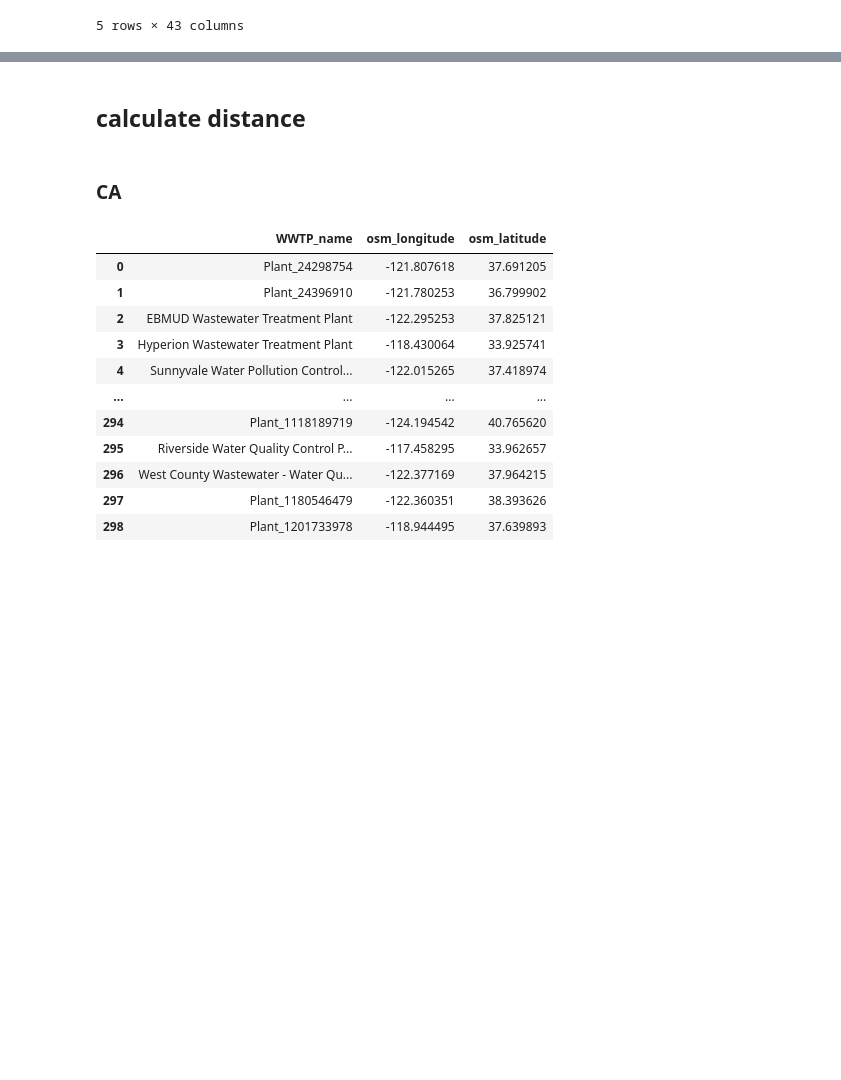
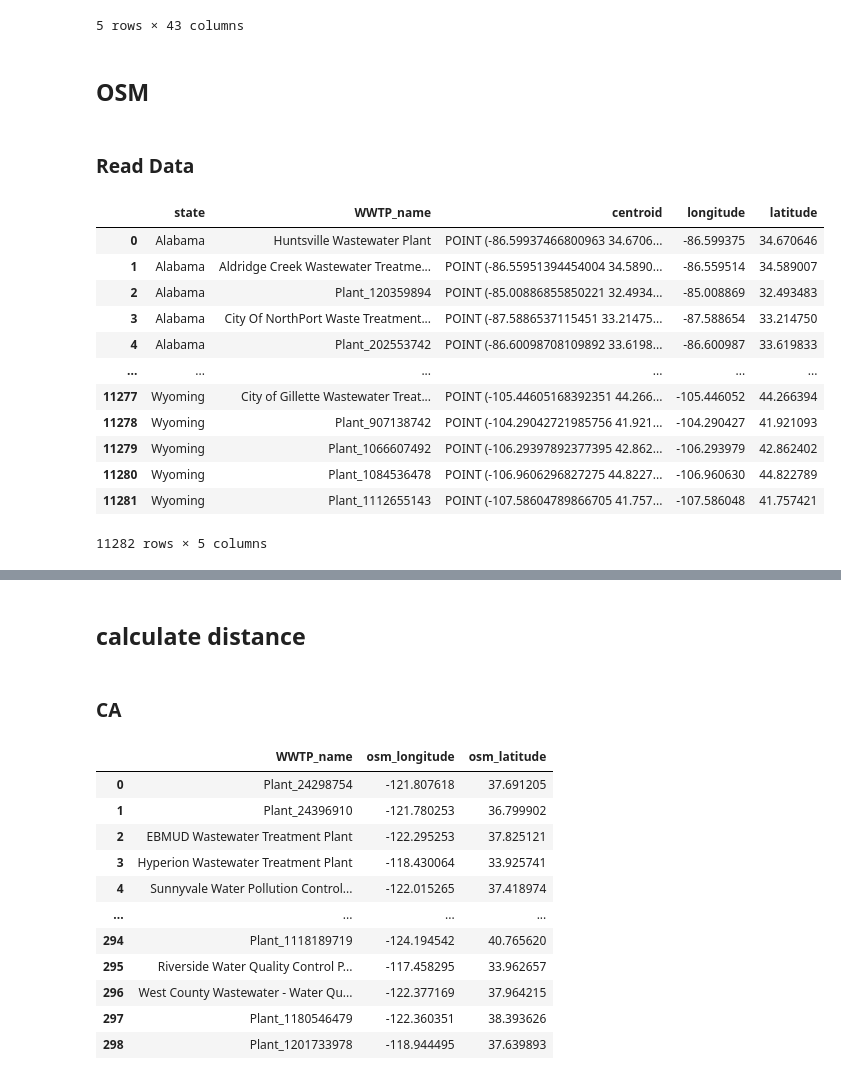
Before and after one commit to Yer1k/solar_wastewater, a Jupyter notebook: 10_code/hydrowaste_vs_osm.ipynb, the cells around one changed output, grey strips where cells are left out. Drawn from its saved outputs; the diff is of its cells as text; code cells hidden in the pictures; blank space fills up the shorter version.

```diff
--- a/10_code/hydrowaste_vs_osm.ipynb
+++ b/10_code/hydrowaste_vs_osm.ipynb
@@ -86,3 +78,7 @@ gdf_hw_us.head()
 5 rows × 43 columns
 # %%
 hw_us_cnt_by_state = gdf_hw_us.groupby("NAME").size().to_frame("count").reset_index()
+# %% [markdown]
+## OSM
+# %% [markdown]
+### Read Data
@@ -88,0 +88,23 @@ hw_us_cnt_by_state = gdf_hw_us.groupby("NAME").size().to_frame("count").reset_in
+# %%
+osm_us.drop_duplicates(inplace=True)
+osm_us.reset_index(drop=True, inplace=True)
+osm_us[['longitude', 'latitude']] = osm_us['centroid'].str.extract(r'POINT \(([-\d.]+) ([-\d.]+)\)')
+
+# Convert the extracted strings to float for geographical coordinates
+osm_us['longitude'] = osm_us['longitude'].astype(float)
+osm_us['latitude'] = osm_us['latitude'].astype(float)
+osm_us
+# %% [output]
+|  | state | WWTP_name | centroid | longitude | latitude |
+| 0 | Alabama | Huntsville Wastewater Plant | POINT (-86.59937466800963 34.6706... | -86.599375 | 34.670646 |
+| 1 | Alabama | Aldridge Creek Wastewater Treatme... | POINT (-86.55951394454004 34.5890... | -86.559514 | 34.589007 |
+| 2 | Alabama | Plant_120359894 | POINT (-85.00886855850221 32.4934... | -85.008869 | 32.493483 |
+| 3 | Alabama | City Of NorthPort Waste Treatment... | POINT (-87.5886537115451 33.21475... | -87.588654 | 33.214750 |
+| 4 | Alabama | Plant_202553742 | POINT (-86.60098708109892 33.6198... | -86.600987 | 33.619833 |
+| ... | ... | ... | ... | ... | ... |
+| 11277 | Wyoming | City of Gillette Wastewater Treat... | POINT (-105.44605168392351 44.266... | -105.446052 | 44.266394 |
+| 11278 | Wyoming | Plant_907138742 | POINT (-104.29042721985756 41.921... | -104.290427 | 41.921093 |
+| 11279 | Wyoming | Plant_1066607492 | POINT (-106.29397892377395 42.862... | -106.293979 | 42.862402 |
+| 11280 | Wyoming | Plant_1084536478 | POINT (-106.9606296827275 44.8227... | -106.960630 | 44.822789 |
+| 11281 | Wyoming | Plant_1112655143 | POINT (-107.58604789866705 41.757... | -107.586048 | 41.757421 |
+11282 rows × 5 columns
```
Also changed, not shown: parts of 5 cells of this notebook.
